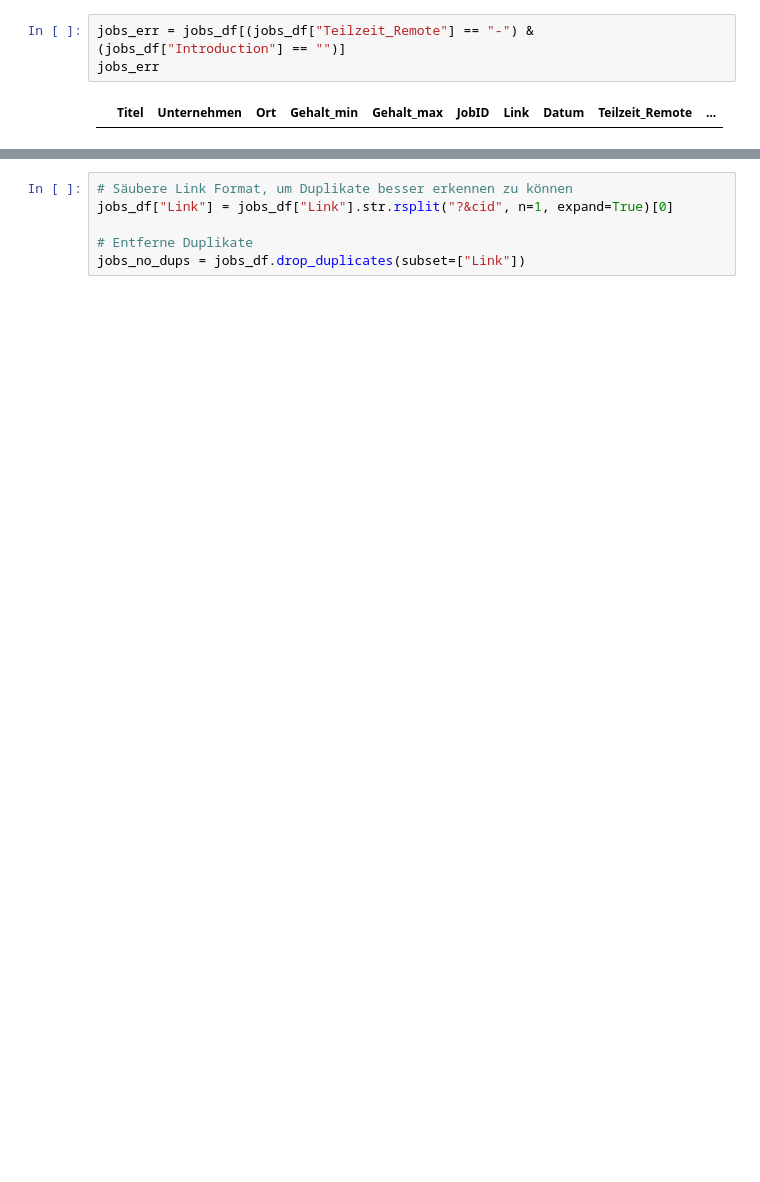
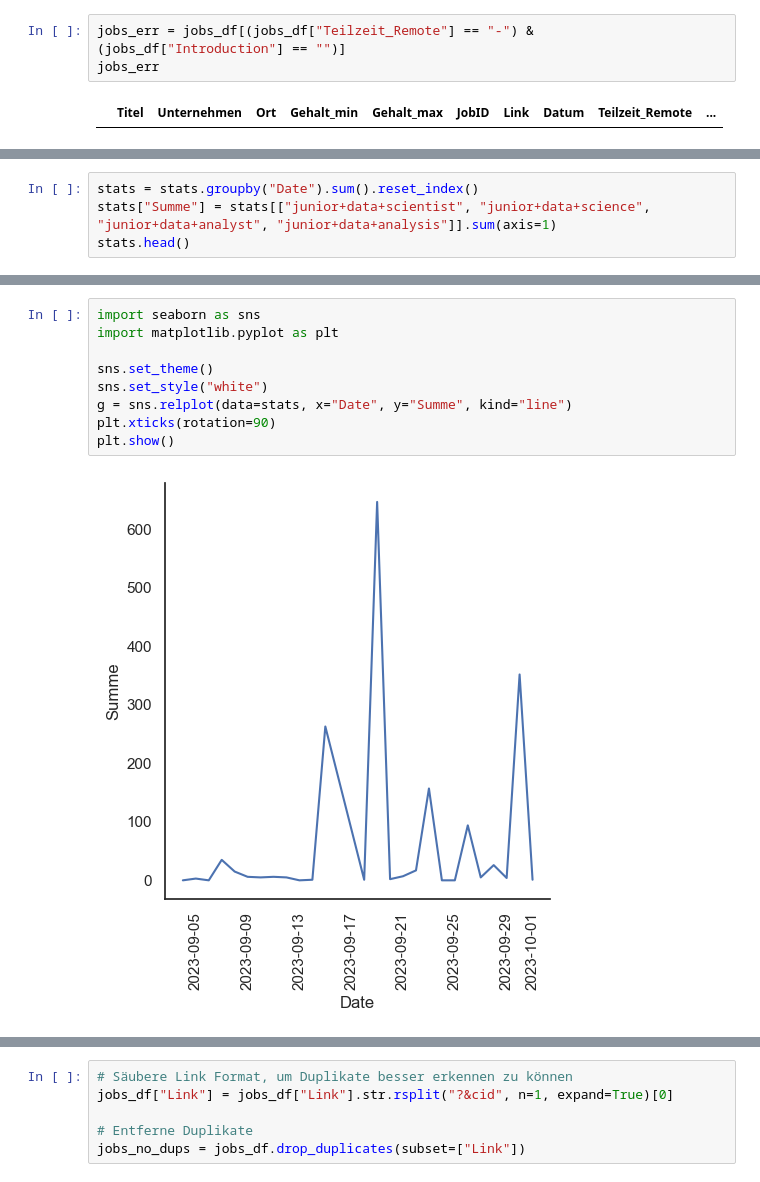
Before and after one commit to tim-hilde/Data-Science-Jobs, a Jupyter notebook: analysis.ipynb, the cells around one changed output, grey strips where cells are left out. Drawn from its saved outputs; the diff is of its cells as text; blank space fills up the shorter version.

```diff
--- a/analysis.ipynb
+++ b/analysis.ipynb
@@ -42,0 +47,4 @@ jobs_err
+# %%
+stats = stats.groupby("Date").sum().reset_index()
+stats["Summe"] = stats[["junior+data+scientist", "junior+data+science", "junior+data+analyst", "junior+data+analysis"]].sum(axis=1)
+stats.head()
@@ -42,0 +58,11 @@ jobs_err
+# %%
+import seaborn as sns
+import matplotlib.pyplot as plt
+
+sns.set_theme()
+sns.set_style("white")
+g = sns.relplot(data=stats, x="Date", y="Summe", kind="line")
+plt.xticks(rotation=90)
+plt.show()
+# %% [output]
+[figure, added]
```
Also changed, not shown: parts of 21 cells of this notebook.
